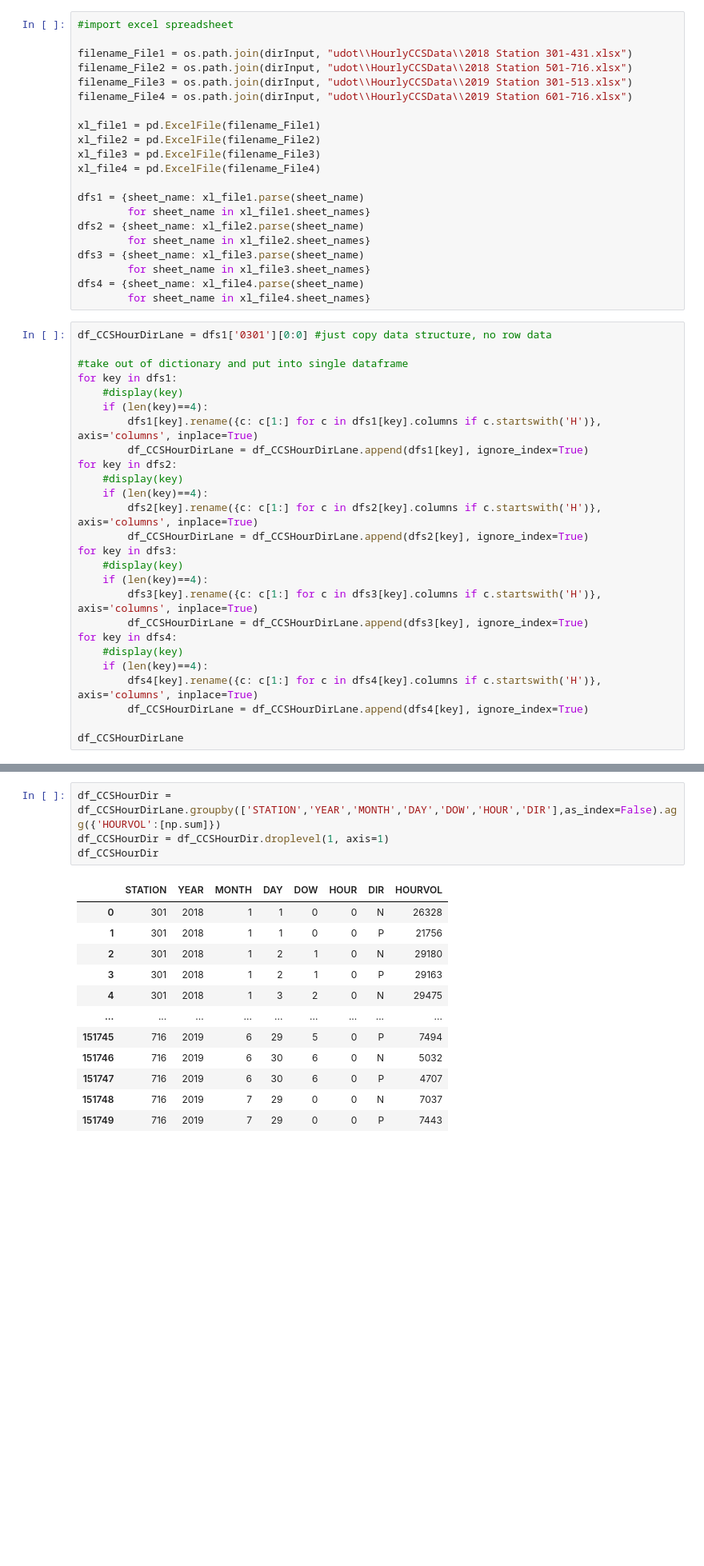
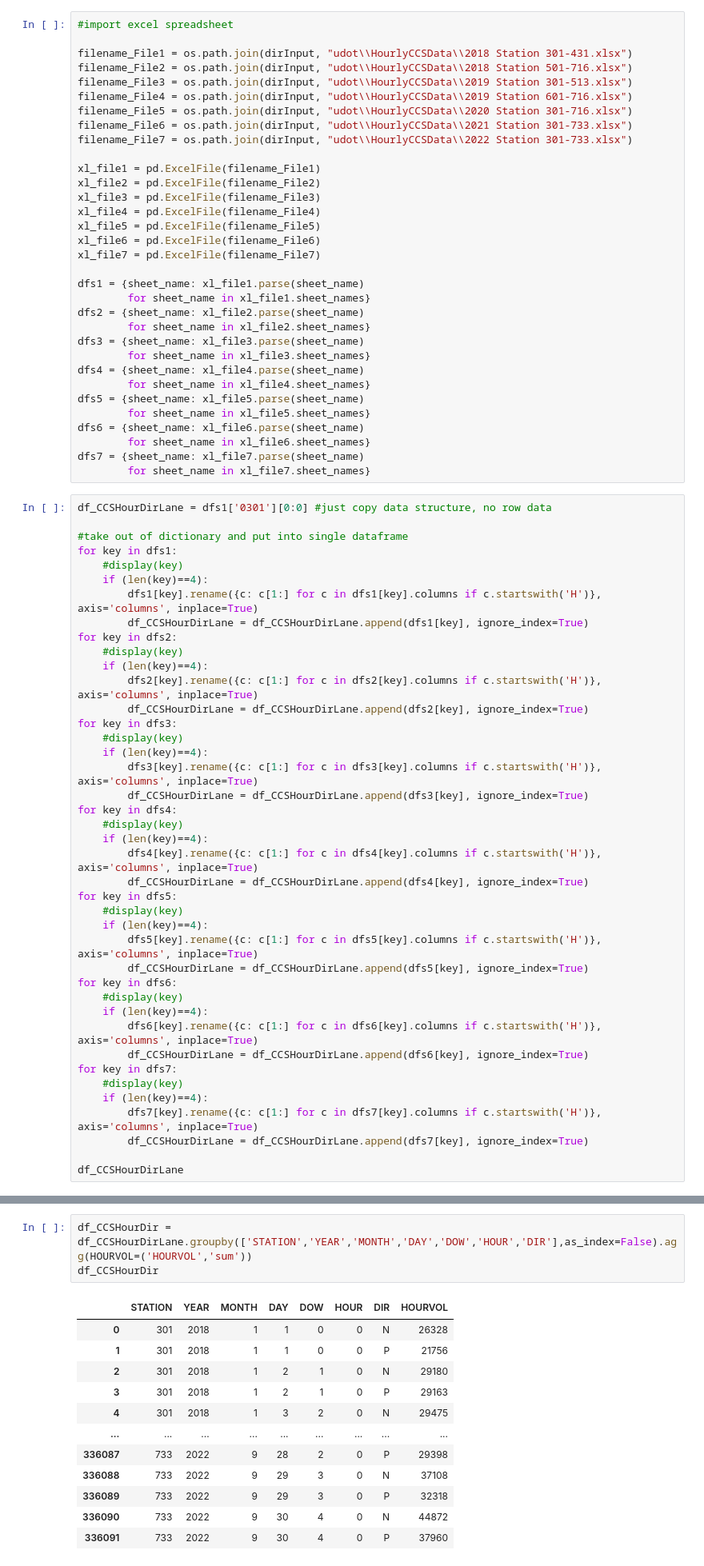
Before and after one commit to WFRCAnalytics/DATA-UDOT-Segment-Factors, a Jupyter notebook: 2_Process-CCS-Data-NewFormat.ipynb, the cells around one changed output, grey strips where cells are left out. Shown at 80% size. Cells and saved outputs as stored; diff of their text form; blank space fills up the shorter version.

```diff
--- a/2_Process-CCS-Data-NewFormat.ipynb
+++ b/2_Process-CCS-Data-NewFormat.ipynb
@@ -24,11 +24,17 @@ filename_File1 = os.path.join(dirInput, "udot\\HourlyCCSData\\2018 Station 301-4
 filename_File2 = os.path.join(dirInput, "udot\\HourlyCCSData\\2018 Station 501-716.xlsx")
 filename_File3 = os.path.join(dirInput, "udot\\HourlyCCSData\\2019 Station 301-513.xlsx")
 filename_File4 = os.path.join(dirInput, "udot\\HourlyCCSData\\2019 Station 601-716.xlsx")
+filename_File5 = os.path.join(dirInput, "udot\\HourlyCCSData\\2020 Station 301-716.xlsx")
+filename_File6 = os.path.join(dirInput, "udot\\HourlyCCSData\\2021 Station 301-733.xlsx")
+filename_File7 = os.path.join(dirInput, "udot\\HourlyCCSData\\2022 Station 301-733.xlsx")
 
 xl_file1 = pd.ExcelFile(filename_File1)
 xl_file2 = pd.ExcelFile(filename_File2)
 xl_file3 = pd.ExcelFile(filename_File3)
 xl_file4 = pd.ExcelFile(filename_File4)
+xl_file5 = pd.ExcelFile(filename_File5)
+xl_file6 = pd.ExcelFile(filename_File6)
+xl_file7 = pd.ExcelFile(filename_File7)
 
 dfs1 = {sheet_name: xl_file1.parse(sheet_name)
         for sheet_name in xl_file1.sheet_names}
@@ -38,6 +44,12 @@ dfs3 = {sheet_name: xl_file3.parse(sheet_name)
         for sheet_name in xl_file3.sheet_names}
 dfs4 = {sheet_name: xl_file4.parse(sheet_name)
         for sheet_name in xl_file4.sheet_names}
+dfs5 = {sheet_name: xl_file5.parse(sheet_name)
+        for sheet_name in xl_file5.sheet_names}
+dfs6 = {sheet_name: xl_file6.parse(sheet_name)
+        for sheet_name in xl_file6.sheet_names}
+dfs7 = {sheet_name: xl_file7.parse(sheet_name)
+        for sheet_name in xl_file7.sheet_names}
 # %%
 df_CCSHourDirLane = dfs1['0301'][0:0] #just copy data structure, no row data
 
@@ -62,6 +74,21 @@ for key in dfs4:
     if (len(key)==4):
         dfs4[key].rename({c: c[1:] for c in dfs4[key].columns if c.startswith('H')}, axis='columns', inplace=True)
         df_CCSHourDirLane = df_CCSHourDirLane.append(dfs4[key], ignore_index=True)
+for key in dfs5:
+    #display(key)
+    if (len(key)==4):
+        dfs5[key].rename({c: c[1:] for c in dfs5[key].columns if c.startswith('H')}, axis='columns', inplace=True)
+        df_CCSHourDirLane = df_CCSHourDirLane.append(dfs5[key], ignore_index=True)
+for key in dfs6:
+    #display(key)
+    if (len(key)==4):
+        dfs6[key].rename({c: c[1:] for c in dfs6[key].columns if c.startswith('H')}, axis='columns', inplace=True)
+        df_CCSHourDirLane = df_CCSHourDirLane.append(dfs6[key], ignore_index=True)
+for key in dfs7:
+    #display(key)
+    if (len(key)==4):
+        dfs7[key].rename({c: c[1:] for c in dfs7[key].columns if c.startswith('H')}, axis='columns', inplace=True)
+        df_CCSHourDirLane = df_CCSHourDirLane.append(dfs7[key], ignore_index=True)
 
 df_CCSHourDirLane
 # %% [output]
@@ -133,17 +160,16 @@ display(df_CCSHourDirLane)
 # %%
-df_CCSHourDir = df_CCSHourDirLane.groupby(['STATION','YEAR','MONTH','DAY','DOW','HOUR','DIR'],as_index=False).agg({'HOURVOL':[np.sum]})
-df_CCSHourDir = df_CCSHourDir.droplevel(1, axis=1)
+df_CCSHourDir = df_CCSHourDirLane.groupby(['STATION','YEAR','MONTH','DAY','DOW','HOUR','DIR'],as_index=False).agg(HOURVOL=('HOURVOL','sum'))
 df_CCSHourDir
 # %% [output]
 |  | STATION | YEAR | MONTH | DAY | DOW | HOUR | DIR | HOURVOL |
 | 0 | 301 | 2018 | 1 | 1 | 0 | 0 | N | 26328 |
 | 1 | 301 | 2018 | 1 | 1 | 0 | 0 | P | 21756 |
 | 2 | 301 | 2018 | 1 | 2 | 1 | 0 | N | 29180 |
 | 3 | 301 | 2018 | 1 | 2 | 1 | 0 | P | 29163 |
 | 4 | 301 | 2018 | 1 | 3 | 2 | 0 | N | 29475 |
 | ... | ... | ... | ... | ... | ... | ... | ... | ... |
-| 151745 | 716 | 2019 | 6 | 29 | 5 | 0 | P | 7494 |
-| 151746 | 716 | 2019 | 6 | 30 | 6 | 0 | N | 5032 |
-| 151747 | 716 | 2019 | 6 | 30 | 6 | 0 | P | 4707 |
-| 151748 | 716 | 2019 | 7 | 29 | 0 | 0 | N | 7037 |
-| 151749 | 716 | 2019 | 7 | 29 | 0 | 0 | P | 7443 |
+| 336087 | 733 | 2022 | 9 | 28 | 2 | 0 | P | 29398 |
+| 336088 | 733 | 2022 | 9 | 29 | 3 | 0 | N | 37108 |
+| 336089 | 733 | 2022 | 9 | 29 | 3 | 0 | P | 32318 |
+| 336090 | 733 | 2022 | 9 | 30 | 4 | 0 | N | 44872 |
+| 336091 | 733 | 2022 | 9 | 30 | 4 | 0 | P | 37960 |
```
Also changed, not shown: parts of 8 cells of this notebook, 2 other files.
